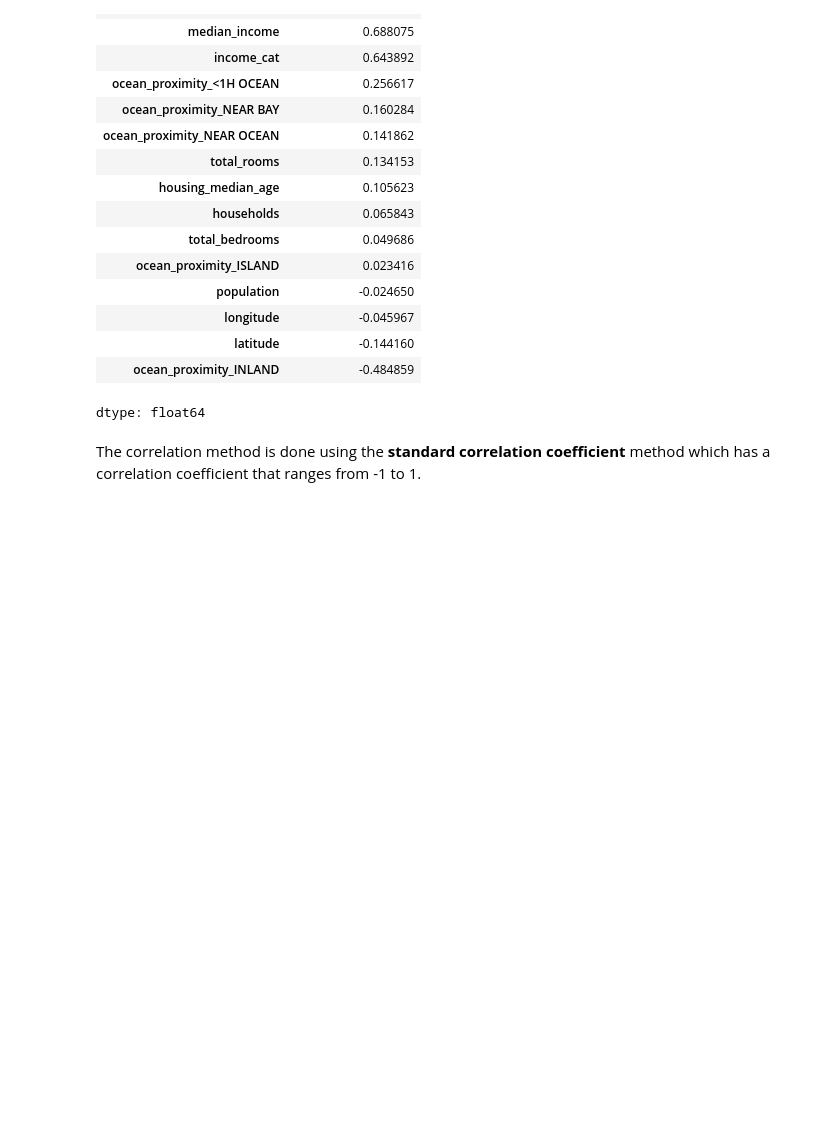
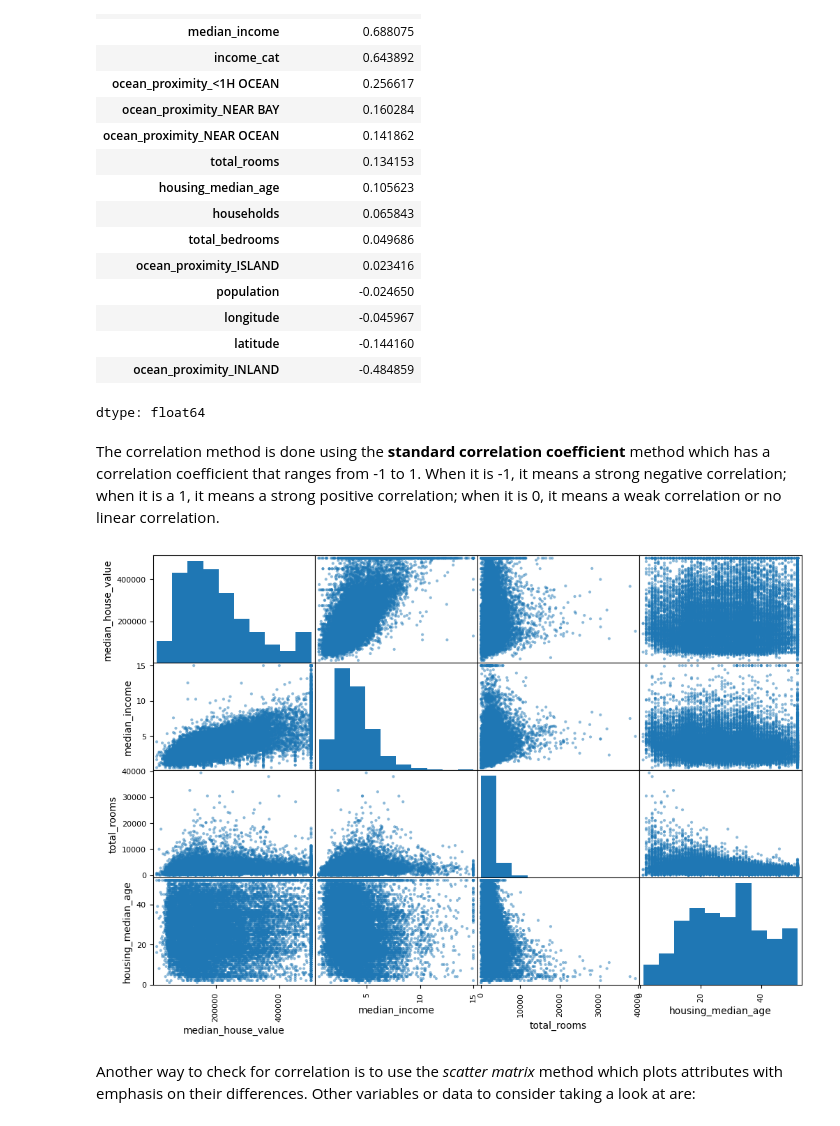
Before and after one commit to CLOR2003/MLProject, a Jupyter notebook: Copy_of_Preject1_CSCI441.ipynb, the cells around one changed output. Cells and saved outputs as stored; diff of their text form; code cells hidden in the pictures; blank space fills up the shorter version.

```diff
--- a/Copy_of_Preject1_CSCI441.ipynb
+++ b/Copy_of_Preject1_CSCI441.ipynb
@@ -461,4 +461,15 @@ corr_matrix["median_house_value"].sort_values(ascending=False)
 | ocean_proximity_INLAND | -0.484859 |
 dtype: float64
 # %% [markdown]
-The correlation method is done using the **standard correlation coefficient** method which has a correlation coefficient that ranges from -1 to 1.
+The correlation method is done using the **standard correlation coefficient** method which has a correlation coefficient that ranges from -1 to 1. When it is -1, it means a strong negative correlation; when it is a 1, it means a strong positive correlation; when it is 0, it means a weak correlation or no linear correlation.
+# %%
+from pandas.plotting import scatter_matrix
+
+attributes = ["median_house_value", "median_income", "total_rooms",
+              "housing_median_age"]
+scatter_matrix(housing[attributes], figsize=(12, 8))
+plt.show()
+# %% [output]
+[figure, added]
+# %% [markdown]
+Another way to check for correlation is to use the *scatter matrix* method which plots attributes with emphasis on their differences. Other variables or data to consider taking a look at are:
```
Also changed, not shown: parts of 4 cells of this notebook.
